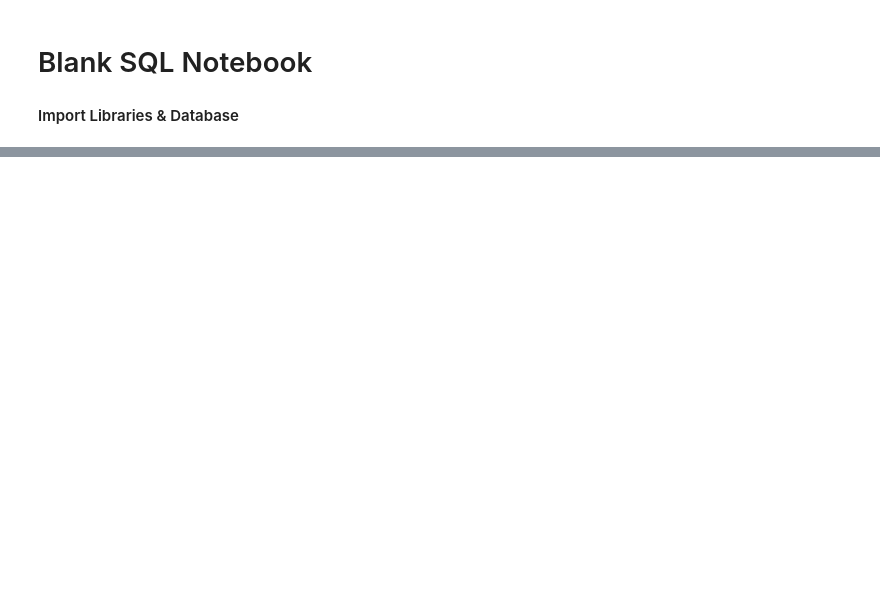
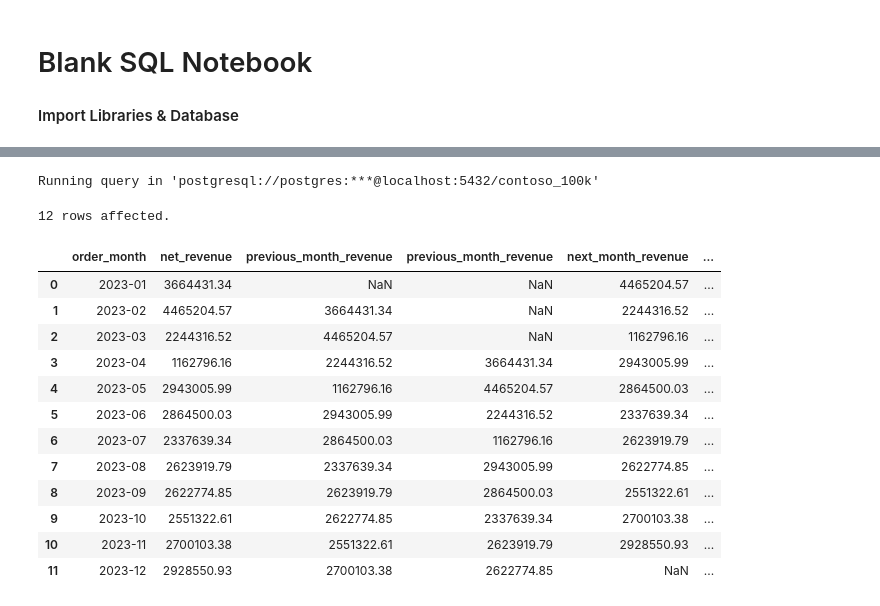
Before and after one commit to Sahil8110/sorting, a Jupyter notebook: Resources/Blank_SQL_Notebook.ipynb, the cells around one changed output, grey strips where cells are left out. Drawn from its saved outputs; the diff is of its cells as text; code cells hidden in the pictures; blank space fills up the shorter version.

```diff
--- a/Resources/Blank_SQL_Notebook.ipynb
+++ b/Resources/Blank_SQL_Notebook.ipynb
@@ -141,0 +696,34 @@ Warning: total number of rows (124451) exceeds max_rows (20000). Limiting to fir
+# %%
+%%sql
+with monthly_revenue as(
+select
+  to_char(orderdate,'yyyy-mm') AS order_month,
+  sum(quantity*netprice*exchangerate) as net_revenue
+from sales
+where extract(year from orderdate)='2023'
+--where orderdate between '2023-01-01' and '2023-12-31'
+group by order_month
+order by order_month
+)
+select*,
+        lag(net_revenue) over(order by order_month) as  previous_month_revenue,
+        lag(net_revenue,3) over(order by order_month) as  previous_month_revenue,--3 previous
+        lead(net_revenue) over(order by order_month) as  next_month_revenue,
+        lead(net_revenue,3) over(order by order_month) as  next3_month_revenue--3 month front
+from monthly_revenue
+# %% [output]
+Running query in 'postgresql://postgres:***@localhost:5432/contoso_100k'
+12 rows affected.
+|  | order_month | net_revenue | previous_month_revenue | previous_month_revenue | next_month_revenue | ... |
+| 0 | 2023-01 | 3664431.34 | NaN | NaN | 4465204.57 | ... |
+| 1 | 2023-02 | 4465204.57 | 3664431.34 | NaN | 2244316.52 | ... |
+| 2 | 2023-03 | 2244316.52 | 4465204.57 | NaN | 1162796.16 | ... |
+| 3 | 2023-04 | 1162796.16 | 2244316.52 | 3664431.34 | 2943005.99 | ... |
+| 4 | 2023-05 | 2943005.99 | 1162796.16 | 4465204.57 | 2864500.03 | ... |
+| 5 | 2023-06 | 2864500.03 | 2943005.99 | 2244316.52 | 2337639.34 | ... |
+| 6 | 2023-07 | 2337639.34 | 2864500.03 | 1162796.16 | 2623919.79 | ... |
+| 7 | 2023-08 | 2623919.79 | 2337639.34 | 2943005.99 | 2622774.85 | ... |
+| 8 | 2023-09 | 2622774.85 | 2623919.79 | 2864500.03 | 2551322.61 | ... |
+| 9 | 2023-10 | 2551322.61 | 2622774.85 | 2337639.34 | 2700103.38 | ... |
+| 10 | 2023-11 | 2700103.38 | 2551322.61 | 2623919.79 | 2928550.93 | ... |
+| 11 | 2023-12 | 2928550.93 | 2700103.38 | 2622774.85 | NaN | ... |
```
Also changed, not shown: parts of 39 cells of this notebook.
